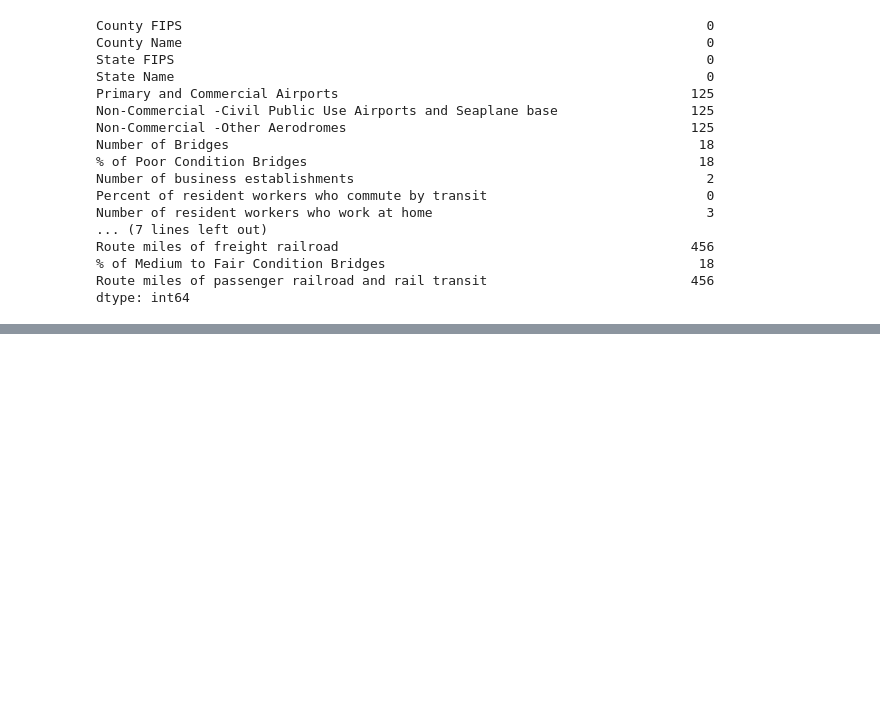
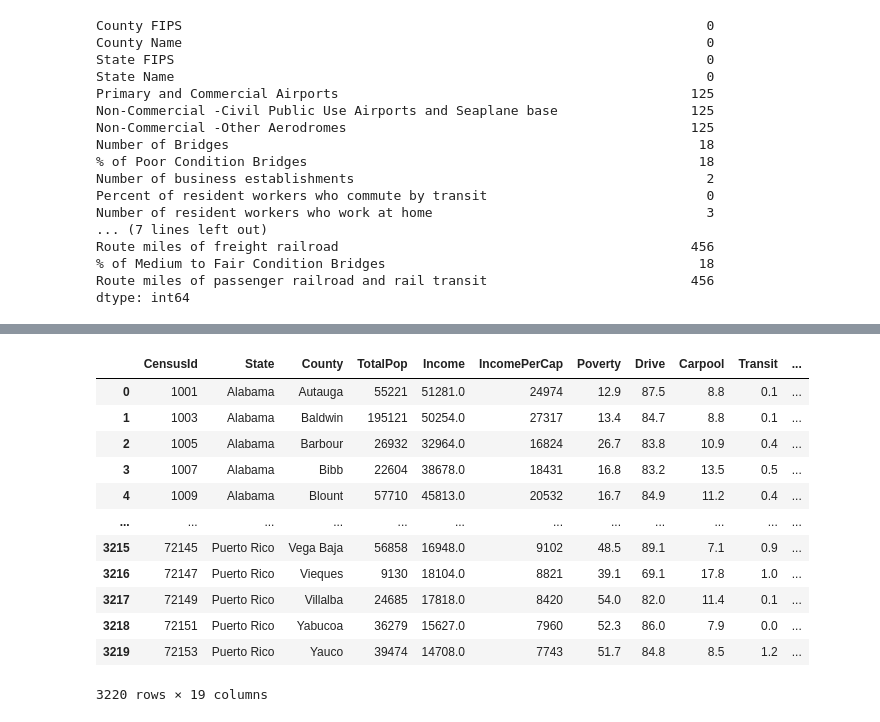
Before and after one commit to c-biancone/ISCH-370_Project, a Jupyter notebook: ISCH370_Group2.ipynb, the cells around one changed output, grey strips where cells are left out. Drawn from its saved outputs; the diff is of its cells as text; code cells hidden in the pictures; blank space fills up the shorter version.

```diff
--- a/ISCH370_Group2.ipynb
+++ b/ISCH370_Group2.ipynb
@@ -70,0 +124,19 @@ countyTransCleaned['Number of resident workers who work at home'].fillna(0, inpl
+# %%
+unwanted = ['Men', 'Women', 'Hispanic','White','Black','Native','Asian','Pacific','Citizen','IncomeErr',
+            'IncomePerCapErr','ChildPoverty','Professional','Service','Office','Construction','Production','WorkAtHome']
+census.drop(columns = unwanted, inplace = True)
+census
+# %% [output]
+|  | CensusId | State | County | TotalPop | Income | IncomePerCap | Poverty | Drive | Carpool | Transit | ... |
+| 0 | 1001 | Alabama | Autauga | 55221 | 51281.0 | 24974 | 12.9 | 87.5 | 8.8 | 0.1 | ... |
+| 1 | 1003 | Alabama | Baldwin | 195121 | 50254.0 | 27317 | 13.4 | 84.7 | 8.8 | 0.1 | ... |
+| 2 | 1005 | Alabama | Barbour | 26932 | 32964.0 | 16824 | 26.7 | 83.8 | 10.9 | 0.4 | ... |
+| 3 | 1007 | Alabama | Bibb | 22604 | 38678.0 | 18431 | 16.8 | 83.2 | 13.5 | 0.5 | ... |
+| 4 | 1009 | Alabama | Blount | 57710 | 45813.0 | 20532 | 16.7 | 84.9 | 11.2 | 0.4 | ... |
+| ... | ... | ... | ... | ... | ... | ... | ... | ... | ... | ... | ... |
+| 3215 | 72145 | Puerto Rico | Vega Baja | 56858 | 16948.0 | 9102 | 48.5 | 89.1 | 7.1 | 0.9 | ... |
+| 3216 | 72147 | Puerto Rico | Vieques | 9130 | 18104.0 | 8821 | 39.1 | 69.1 | 17.8 | 1.0 | ... |
+| 3217 | 72149 | Puerto Rico | Villalba | 24685 | 17818.0 | 8420 | 54.0 | 82.0 | 11.4 | 0.1 | ... |
+| 3218 | 72151 | Puerto Rico | Yabucoa | 36279 | 15627.0 | 7960 | 52.3 | 86.0 | 7.9 | 0.0 | ... |
+| 3219 | 72153 | Puerto Rico | Yauco | 39474 | 14708.0 | 7743 | 51.7 | 84.8 | 8.5 | 1.2 | ... |
+3220 rows × 19 columns
```
Also changed, not shown: parts of 8 cells of this notebook.
